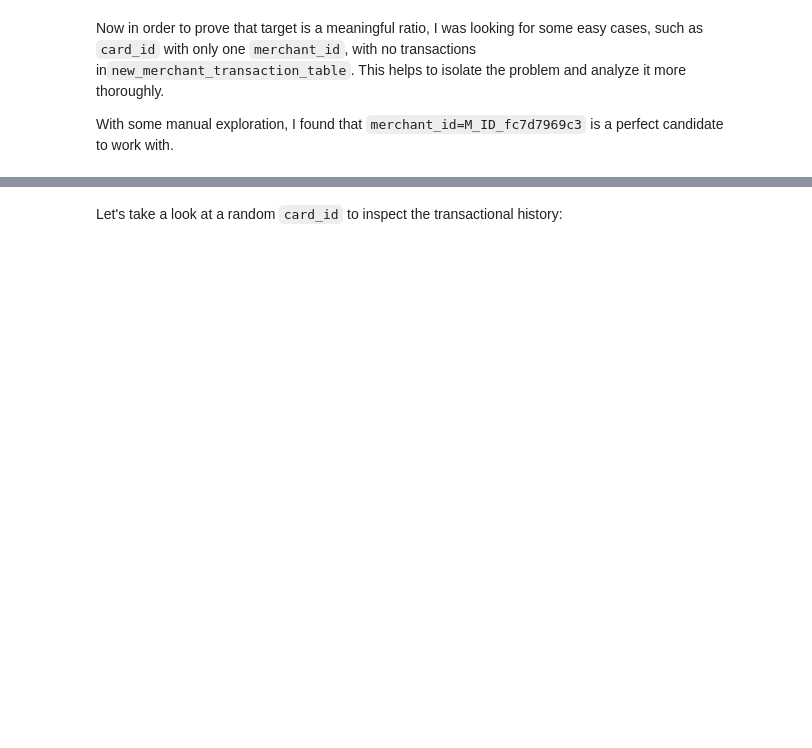
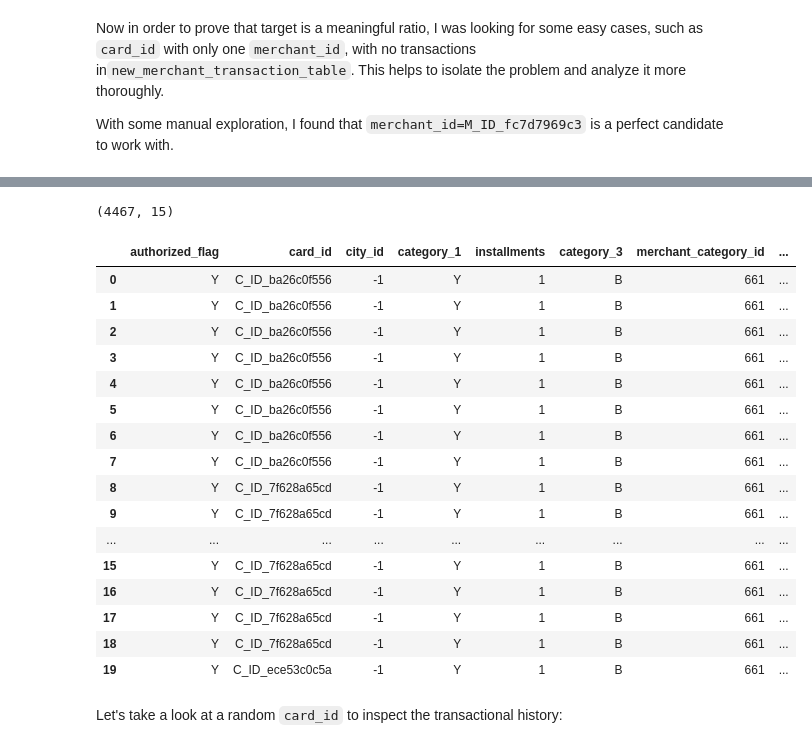
Before and after one commit to tusonggao/jupyter_notebook_dir, a Jupyter notebook: target-true-meaning-revealed.ipynb, the cells around one changed output, grey strips where cells are left out. Drawn from its saved outputs; the diff is of its cells as text; code cells hidden in the pictures; blank space fills up the shorter version.

```diff
--- a/target-true-meaning-revealed.ipynb
+++ b/target-true-meaning-revealed.ipynb
@@ -12,7 +12,9 @@ import pandas as pd
 pd.set_option('display.float_format', '{:.10f}'.format)
 
 file_path = 'F:/github_me_repos/Kaggle_code/elo-merchant-category-recommendation/'
-
-train = pd.read_csv(file_path + '/data//train.csv')
-historical_transactions = pd.read_csv('../input/historical_transactions.csv')
-new_merchant_transactions = pd.read_csv('../input/new_merchant_transactions.csv')
+data_path = file_path + '/data/'
+submission_path = file_path + '/submission/'
+# %%
+train = pd.read_csv(data_path + '/train.csv')
+historical_transactions = pd.read_csv(data_path + '/historical_transactions.csv')
+new_merchant_transactions = pd.read_csv(data_path + '/new_merchant_transactions.csv')
@@ -35,3 +127,28 @@ dat = dat.loc[dat.merchant_id=='M_ID_fc7d7969c3'].reset_index(drop=True)
+# %%
+dat = dat.loc[dat.merchant_id=='M_ID_fc7d7969c3'].reset_index(drop=True)
+dat.shape
+# %% [output]
+(4467, 15)
+# %%
+dat.head(20)
+# %% [output]
+|  | authorized_flag | card_id | city_id | category_1 | installments | category_3 | merchant_category_id | ... |
+| 0 | Y | C_ID_ba26c0f556 | -1 | Y | 1 | B | 661 | ... |
+| 1 | Y | C_ID_ba26c0f556 | -1 | Y | 1 | B | 661 | ... |
+| 2 | Y | C_ID_ba26c0f556 | -1 | Y | 1 | B | 661 | ... |
+| 3 | Y | C_ID_ba26c0f556 | -1 | Y | 1 | B | 661 | ... |
+| 4 | Y | C_ID_ba26c0f556 | -1 | Y | 1 | B | 661 | ... |
+| 5 | Y | C_ID_ba26c0f556 | -1 | Y | 1 | B | 661 | ... |
+| 6 | Y | C_ID_ba26c0f556 | -1 | Y | 1 | B | 661 | ... |
+| 7 | Y | C_ID_ba26c0f556 | -1 | Y | 1 | B | 661 | ... |
+| 8 | Y | C_ID_7f628a65cd | -1 | Y | 1 | B | 661 | ... |
+| 9 | Y | C_ID_7f628a65cd | -1 | Y | 1 | B | 661 | ... |
+| ... | ... | ... | ... | ... | ... | ... | ... | ... |
+| 15 | Y | C_ID_7f628a65cd | -1 | Y | 1 | B | 661 | ... |
+| 16 | Y | C_ID_7f628a65cd | -1 | Y | 1 | B | 661 | ... |
+| 17 | Y | C_ID_7f628a65cd | -1 | Y | 1 | B | 661 | ... |
+| 18 | Y | C_ID_7f628a65cd | -1 | Y | 1 | B | 661 | ... |
+| 19 | Y | C_ID_ece53c0c5a | -1 | Y | 1 | B | 661 | ... |
 # %% [markdown]
 Let's take a look at a random `card_id` to inspect the transactional history:
 # %%
```
Also changed, not shown: parts of 11 cells of this notebook, 2 other files.
